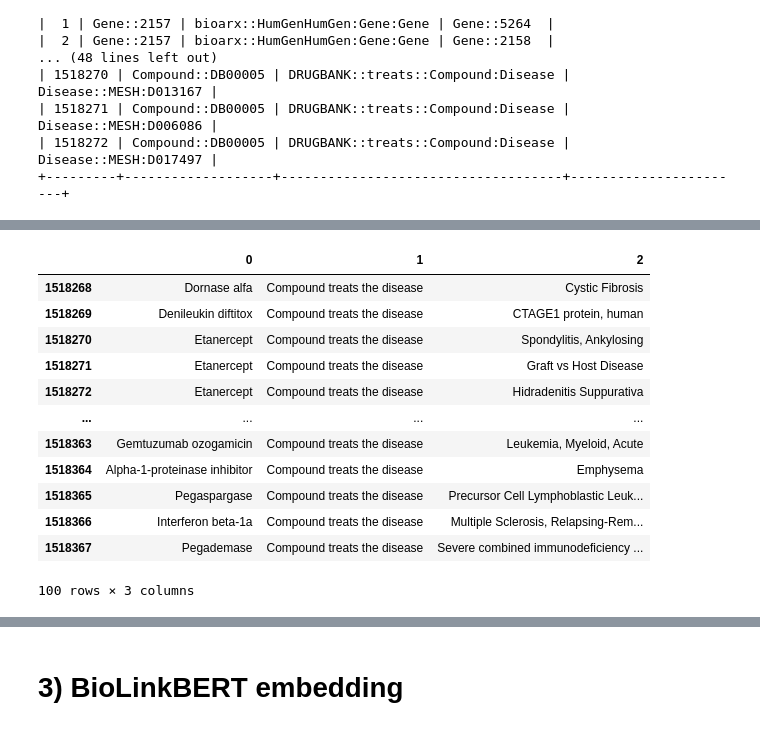
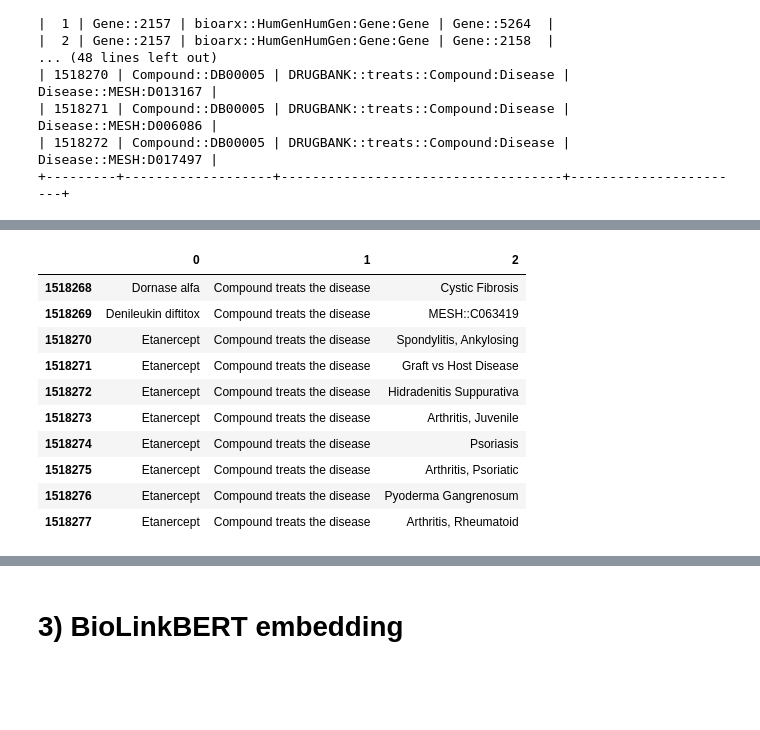
Before and after one commit to Ale9806/SIMPLLM, a Jupyter notebook: DRKG_mapping_with_BiolinkBERT.ipynb, the cells around one changed output, grey strips where cells are left out. Drawn from its saved outputs; the diff is of its cells as text; code cells hidden in the pictures; blank space fills up the shorter version.

```diff
--- a/DRKG_mapping_with_BiolinkBERT.ipynb
+++ b/DRKG_mapping_with_BiolinkBERT.ipynb
@@ -117,23 +121,21 @@ NameError: name 'hetionet_df' is not defined
 # %%
 # Filter DRKG in natural language to drug-treats-disease relationships
 # rx_dx        = df_med[df_med.iloc[:,1] ==   'Compound treats the disease']
 rx_dx        =  df_med.loc[drkg_df_filtered.index]
-rx_dx_subset =  rx_dx[0:100]
+rx_dx_subset =  rx_dx[0:10]
 rx_dx_subset
 # %% [output]
 |  | 0 | 1 | 2 |
 | 1518268 | Dornase alfa | Compound treats the disease | Cystic Fibrosis |
-| 1518269 | Denileukin diftitox | Compound treats the disease | CTAGE1 protein, human |
+| 1518269 | Denileukin diftitox | Compound treats the disease | MESH::C063419 |
 | 1518270 | Etanercept | Compound treats the disease | Spondylitis, Ankylosing |
 | 1518271 | Etanercept | Compound treats the disease | Graft vs Host Disease |
 | 1518272 | Etanercept | Compound treats the disease | Hidradenitis Suppurativa |
-| ... | ... | ... | ... |
-| 1518363 | Gemtuzumab ozogamicin | Compound treats the disease | Leukemia, Myeloid, Acute |
-| 1518364 | Alpha-1-proteinase inhibitor | Compound treats the disease | Emphysema |
-| 1518365 | Pegaspargase | Compound treats the disease | Precursor Cell Lymphoblastic Leuk... |
-| 1518366 | Interferon beta-1a | Compound treats the disease | Multiple Sclerosis, Relapsing-Rem... |
-| 1518367 | Pegademase | Compound treats the disease | Severe combined immunodeficiency ... |
+| 1518273 | Etanercept | Compound treats the disease | Arthritis, Juvenile |
+| 1518274 | Etanercept | Compound treats the disease | Psoriasis |
+| 1518275 | Etanercept | Compound treats the disease | Arthritis, Psoriatic |
+| 1518276 | Etanercept | Compound treats the disease | Pyoderma Gangrenosum |
+| 1518277 | Etanercept | Compound treats the disease | Arthritis, Rheumatoid |
-100 rows × 3 columns
 # %%
 # Remove codes that are not relevant or have no conversion
 drkg_translated = df_med.copy()
```
Also changed, not shown: parts of 7 cells of this notebook, 1 other file.
